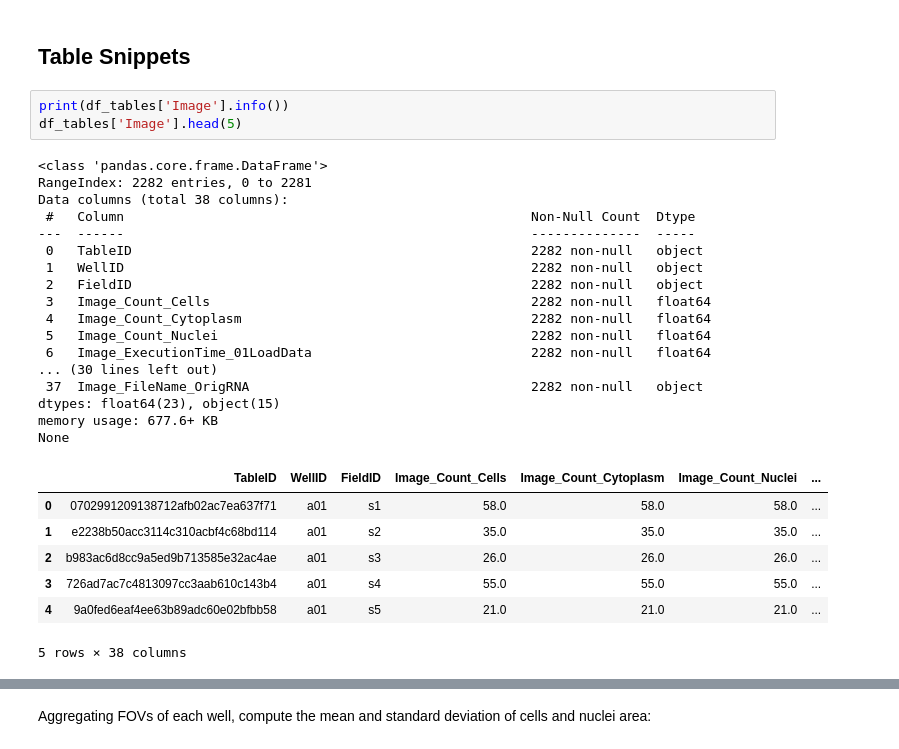
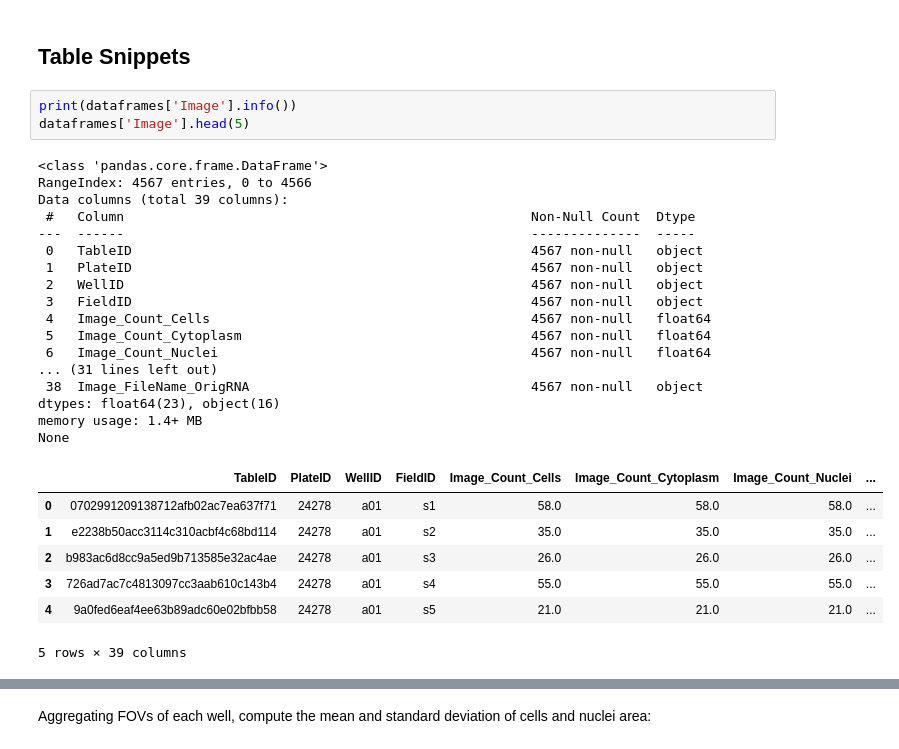
Before and after one commit to emreguler97/project-vermeer, a Jupyter notebook: project_vermeer.ipynb, the cells around one changed output, grey strips where cells are left out. Drawn from its saved outputs; the diff is of its cells as text.

```diff
--- a/project_vermeer.ipynb
+++ b/project_vermeer.ipynb
@@ -370,31 +387,31 @@ None
 # %% [markdown]
 ## Table Snippets
 # %%
-print(df_tables['Image'].info())
-df_tables['Image'].head(5)
+print(dataframes['Image'].info())
+dataframes['Image'].head(5)
 # %% [output]
 <class 'pandas.core.frame.DataFrame'>
-RangeIndex: 2282 entries, 0 to 2281
-Data columns (total 38 columns):
+RangeIndex: 4567 entries, 0 to 4566
+Data columns (total 39 columns):
  #   Column                                                    Non-Null Count  Dtype
 ---  ------                                                    --------------  -----
- 0   TableID                                                   2282 non-null   object
- 1   WellID                                                    2282 non-null   object
- 2   FieldID                                                   2282 non-null   object
- 3   Image_Count_Cells                                         2282 non-null   float64
- 4   Image_Count_Cytoplasm                                     2282 non-null   float64
- 5   Image_Count_Nuclei                                        2282 non-null   float64
- 6   Image_ExecutionTime_01LoadData                            2282 non-null   float64
-... (30 lines left out)
- 37  Image_FileName_OrigRNA                                    2282 non-null   object
-dtypes: float64(23), object(15)
-memory usage: 677.6+ KB
+ 0   TableID                                                   4567 non-null   object
+ 1   PlateID                                                   4567 non-null   object
+ 2   WellID                                                    4567 non-null   object
+ 3   FieldID                                                   4567 non-null   object
+ 4   Image_Count_Cells                                         4567 non-null   float64
+ 5   Image_Count_Cytoplasm                                     4567 non-null   float64
+ 6   Image_Count_Nuclei                                        4567 non-null   float64
+... (31 lines left out)
+ 38  Image_FileName_OrigRNA                                    4567 non-null   object
+dtypes: float64(23), object(16)
+memory usage: 1.4+ MB
 None
-|  | TableID | WellID | FieldID | Image_Count_Cells | Image_Count_Cytoplasm | Image_Count_Nuclei | ... |
-| 0 | 0702991209138712afb02ac7ea637f71 | a01 | s1 | 58.0 | 58.0 | 58.0 | ... |
-| 1 | e2238b50acc3114c310acbf4c68bd114 | a01 | s2 | 35.0 | 35.0 | 35.0 | ... |
-| 2 | b983ac6d8cc9a5ed9b713585e32ac4ae | a01 | s3 | 26.0 | 26.0 | 26.0 | ... |
-| 3 | 726ad7ac7c4813097cc3aab610c143b4 | a01 | s4 | 55.0 | 55.0 | 55.0 | ... |
-| 4 | 9a0fed6eaf4ee63b89adc60e02bfbb58 | a01 | s5 | 21.0 | 21.0 | 21.0 | ... |
+|  | TableID | PlateID | WellID | FieldID | Image_Count_Cells | Image_Count_Cytoplasm | Image_Count_Nuclei | ... |
+| 0 | 0702991209138712afb02ac7ea637f71 | 24278 | a01 | s1 | 58.0 | 58.0 | 58.0 | ... |
+| 1 | e2238b50acc3114c310acbf4c68bd114 | 24278 | a01 | s2 | 35.0 | 35.0 | 35.0 | ... |
+| 2 | b983ac6d8cc9a5ed9b713585e32ac4ae | 24278 | a01 | s3 | 26.0 | 26.0 | 26.0 | ... |
+| 3 | 726ad7ac7c4813097cc3aab610c143b4 | 24278 | a01 | s4 | 55.0 | 55.0 | 55.0 | ... |
+| 4 | 9a0fed6eaf4ee63b89adc60e02bfbb58 | 24278 | a01 | s5 | 21.0 | 21.0 | 21.0 | ... |
-5 rows × 38 columns
+5 rows × 39 columns
 # %%
```
Also changed, not shown: parts of 44 cells of this notebook.
